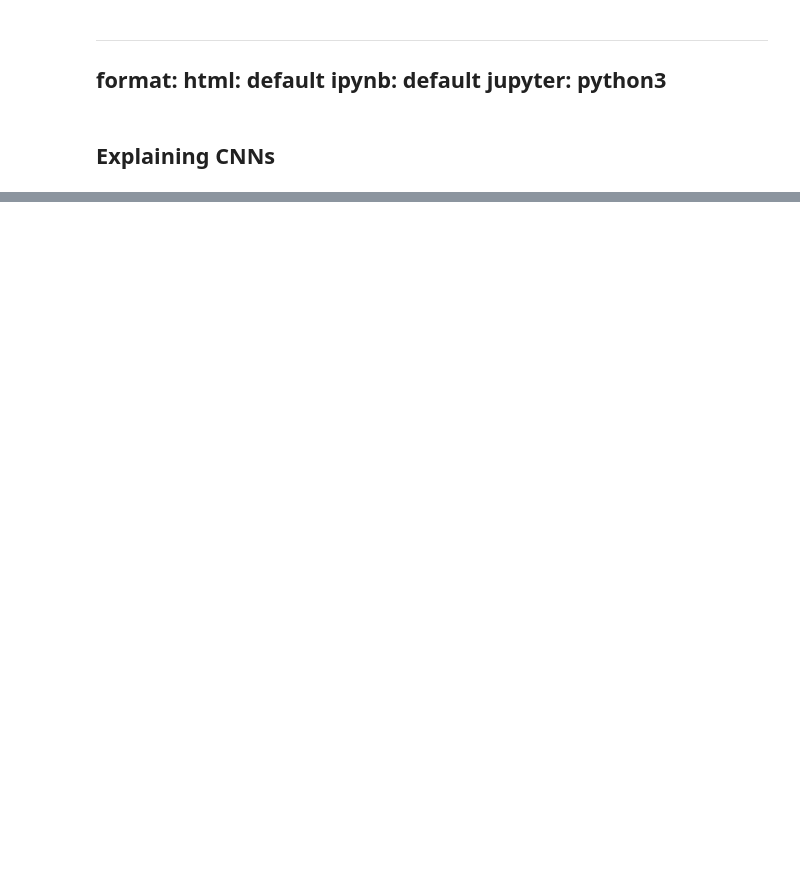
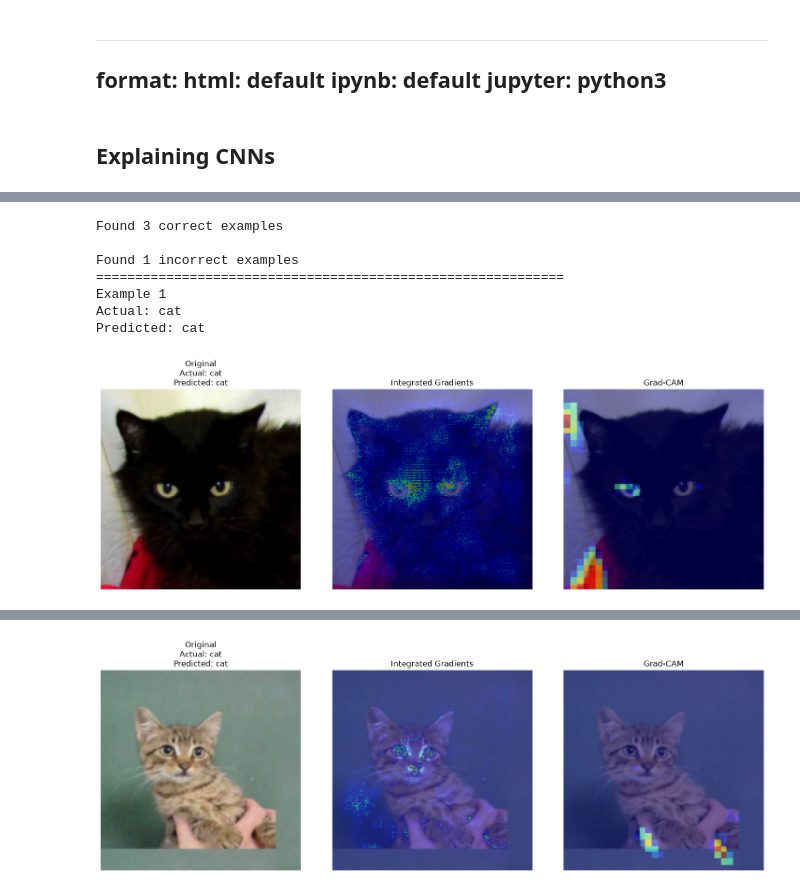
Before and after one commit to SteveR0202/eng-ai-agent, a Jupyter notebook: assignments/assignment-3/index.ipynb, the cells around one changed output, grey strips where cells are left out. Drawn from its saved outputs; the diff is of its cells as text; code cells hidden in the pictures; blank space fills up the shorter version.

```diff
--- a/assignments/assignment-3/index.ipynb
+++ b/assignments/assignment-3/index.ipynb
@@ -60,14 +303,15 @@ wrong_examples = []
 with torch.no_grad():
 
     for imgs,labels in test_loader:
-    imgs = imgs.to(DEVICE)
-    logits = model_baseline(imgs)
-    preds = (logits > 0).float()
+        imgs = imgs.to(DEVICE)
+        logits = model_baseline(imgs)
+        preds = (logits > 0).float()
 
-        for i in range(len(img)):
+        for i in range(len(imgs)):
 
             image = imgs[i].cpu()
             actual = int(labels[i].item())
+            pred = int(preds[i].item())
 
             if actual == pred:
 
@@ -83,7 +327,7 @@ with torch.no_grad():
             if(len(correct_examples) >= 3 and len(wrong_examples) >= 1):
                 break
 
-        if(len(correct_examples) >= and len(wrong_examples) >= 1):
+        if(len(correct_examples) >= 3) and (len(wrong_examples) >= 1):
             break
 
 examples = correct_examples + wrong_examples
@@ -95,34 +339,94 @@ ig = IntegratedGradients(model_baseline)
 
 def compute_integrated_gradients(image):
 
     image = image.unsqueeze(0).to(DEVICE)
-    baseline = touch.zeros_like(image)
-    attributions = ig.attribute(image,baseline=baseline,n_steps=50)
+    baseline = torch.zeros_like(image)
+    attributions = ig.attribute(image,baselines=baseline,n_steps=50)
+
+    attributions = attributions.squeeze(0)
 
     return attributions.cpu()
 
 def ig_to_heatmap(attr):
 
     heatmap = attr.abs().sum(dim=0)
-    heatmap = heatmap.numpy
+    heatmap = heatmap.detach().cpu().numpy()
 
     heatmap = (heatmap-heatmap.min())/(heatmap.max() - heatmap.min())
 
     return heatmap
 
 target_layer = model_baseline.features[9]
 gradcam = LayerGradCam(model_baseline,target_layer)
 
 def compute_gradcam(image):
 
     image = image.unsqueeze(0).to(DEVICE)
     cam = gradcam.attribute(image)
     cam = LayerAttribution.interpolate(cam,image.shape[2:])
     cam = cam.squeeze()
     cam = cam.detach().cpu().numpy()
     cam = np.maximum(cam,0)
     cam = (cam - cam.min())/(cam.max() - cam.min() + 1e-8)
 
     return cam
 
-def show
+def show_explanations(image, actual, pred):
+
+    ig_attr = compute_integrated_gradients(image)
+
+    ig_heatmap = ig_to_heatmap(ig_attr)
+
+    gradcam_heatmap = compute_gradcam(image)
+
+    display_img = denormalize(image)
+
+    display_img = (display_img.permute(1, 2, 0).numpy())
+
+    fig, axes = plt.subplots(1,3,figsize=(15, 5))
+
+    axes[0].imshow(display_img)
+
+    axes[0].set_title(f"Original\n"f"Actual: {label_names[actual]}\n"f"Predicted: {label_names[pred]}")
+
+    axes[0].axis("off")
+
+    axes[1].imshow(display_img)
+
+    axes[1].imshow(ig_heatmap,cmap="jet",alpha=0.5)
+
+    axes[1].set_title("Integrated Gradients")
+
+    axes[1].axis("off")
+
+    axes[2].imshow(display_img)
+
+    axes[2].imshow(gradcam_heatmap,cmap="jet",alpha=0.5)
+
+    axes[2].set_title("Grad-CAM")
+
+    axes[2].axis("off")
+
+    plt.tight_layout()
+
+    plt.show()
+
+for i, (image, actual, pred) in enumerate(examples):
+
+    print("=" * 60)
+    print(f"Example {i+1}")
+
+    print(f"Actual: {label_names[actual]}")
+
+    print(f"Predicted: {label_names[pred]}")
+
+    show_explanations(image,actual,pred)
+# %% [output]
+Found 3 correct examples
+
+Found 1 incorrect examples
+============================================================
+Example 1
+Actual: cat
+Predicted: cat
+[figure, added]
@@ -128,0 +437 @@ def show
+[figure, added]
```
Also changed, not shown: parts of 3 cells of this notebook.
